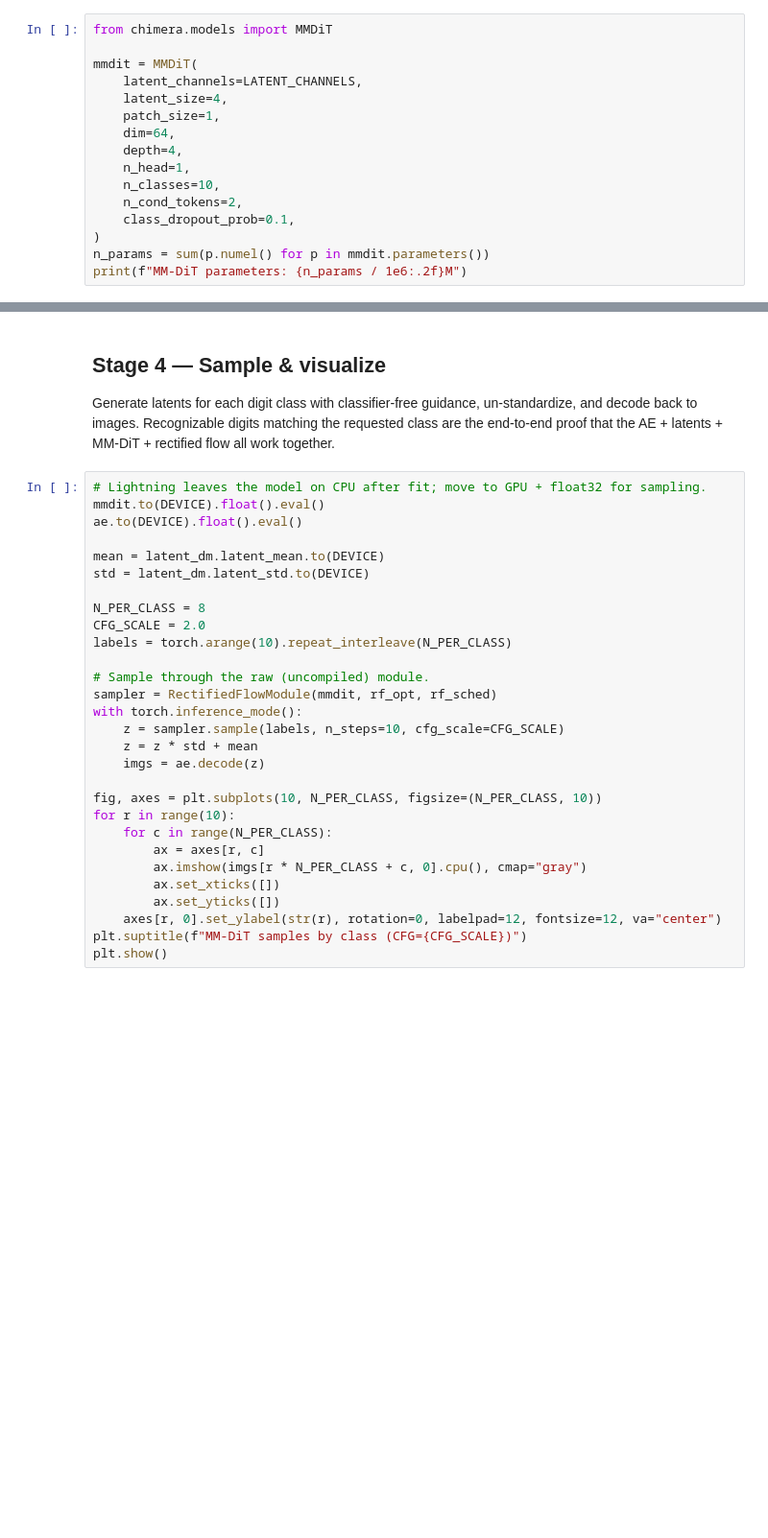
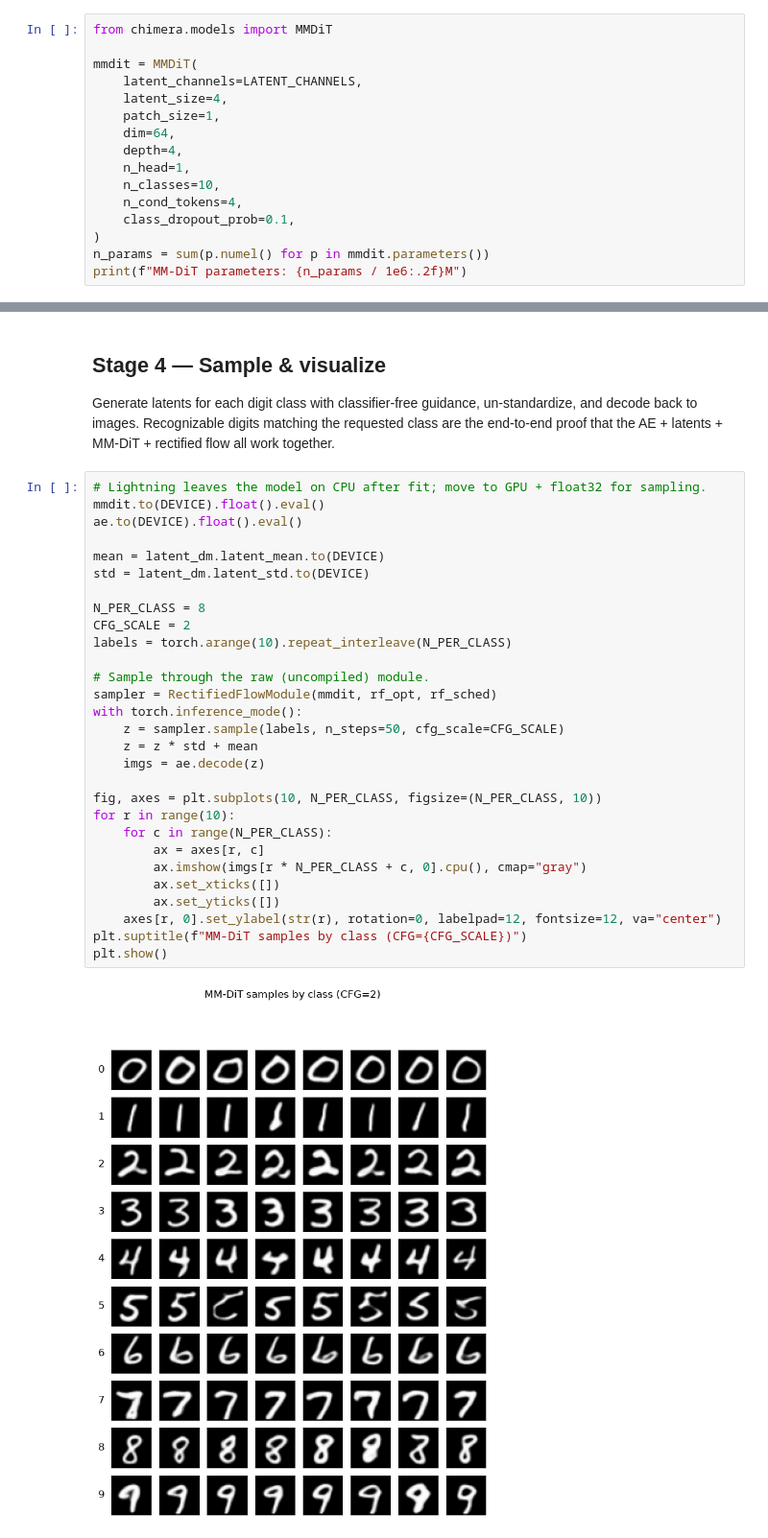
Before and after one commit to karanravindra/chimera, a Jupyter notebook: projects/mnist/rectified_flow/main.ipynb, the cells around one changed output, grey strips where cells are left out. Shown at 96% size. Cells and saved outputs as stored; diff of their text form; blank space fills up the shorter version.

```diff
--- a/projects/mnist/rectified_flow/main.ipynb
+++ b/projects/mnist/rectified_flow/main.ipynb
@@ -123,7 +154,7 @@ mmdit = MMDiT(
     depth=4,
     n_head=1,
     n_classes=10,
-    n_cond_tokens=2,
+    n_cond_tokens=4,
     class_dropout_prob=0.1,
 )
 n_params = sum(p.numel() for p in mmdit.parameters())
@@ -156,32 +231,34 @@ Generate latents for each digit class with classifier-free guidance, un-standard
 # %%
 # Lightning leaves the model on CPU after fit; move to GPU + float32 for sampling.
 mmdit.to(DEVICE).float().eval()
 ae.to(DEVICE).float().eval()
 
 mean = latent_dm.latent_mean.to(DEVICE)
 std = latent_dm.latent_std.to(DEVICE)
 
 N_PER_CLASS = 8
-CFG_SCALE = 2.0
+CFG_SCALE = 2
 labels = torch.arange(10).repeat_interleave(N_PER_CLASS)
 
 # Sample through the raw (uncompiled) module.
 sampler = RectifiedFlowModule(mmdit, rf_opt, rf_sched)
 with torch.inference_mode():
-    z = sampler.sample(labels, n_steps=10, cfg_scale=CFG_SCALE)
+    z = sampler.sample(labels, n_steps=50, cfg_scale=CFG_SCALE)
     z = z * std + mean
     imgs = ae.decode(z)
 
 fig, axes = plt.subplots(10, N_PER_CLASS, figsize=(N_PER_CLASS, 10))
 for r in range(10):
     for c in range(N_PER_CLASS):
         ax = axes[r, c]
         ax.imshow(imgs[r * N_PER_CLASS + c, 0].cpu(), cmap="gray")
         ax.set_xticks([])
         ax.set_yticks([])
     axes[r, 0].set_ylabel(str(r), rotation=0, labelpad=12, fontsize=12, va="center")
 plt.suptitle(f"MM-DiT samples by class (CFG={CFG_SCALE})")
 plt.show()
+# %% [output]
+[figure, added]
 # %%
 m = pd.read_csv(f"{rf_trainer.logger.log_dir}/metrics.csv")
 plt.figure(figsize=(6, 4))
```
Also changed, not shown: parts of 9 cells of this notebook.
